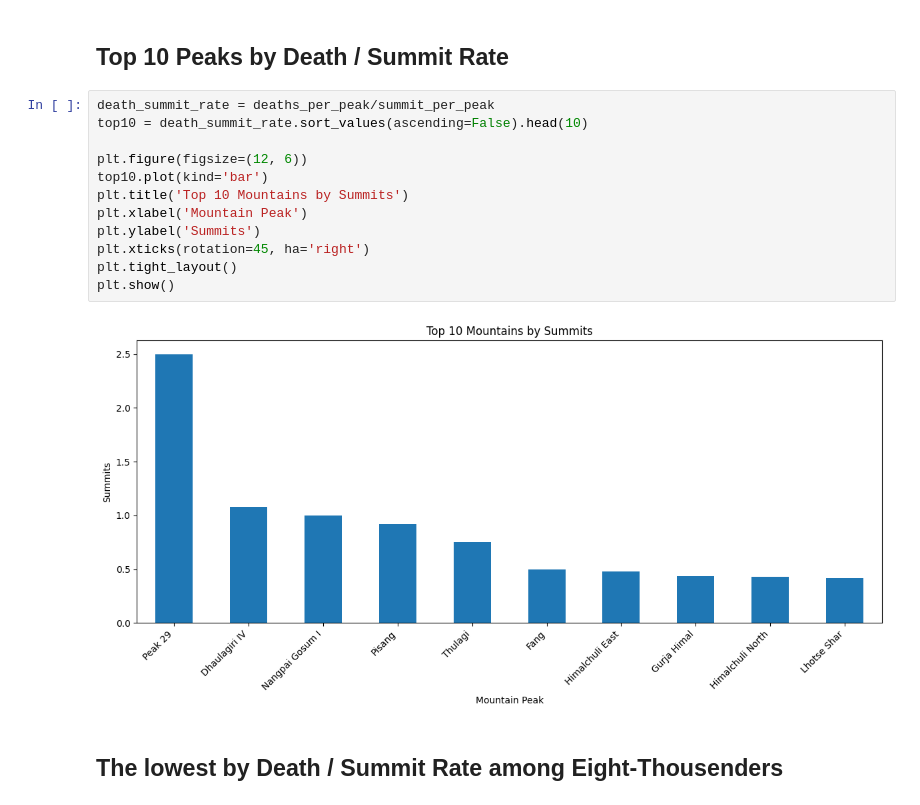
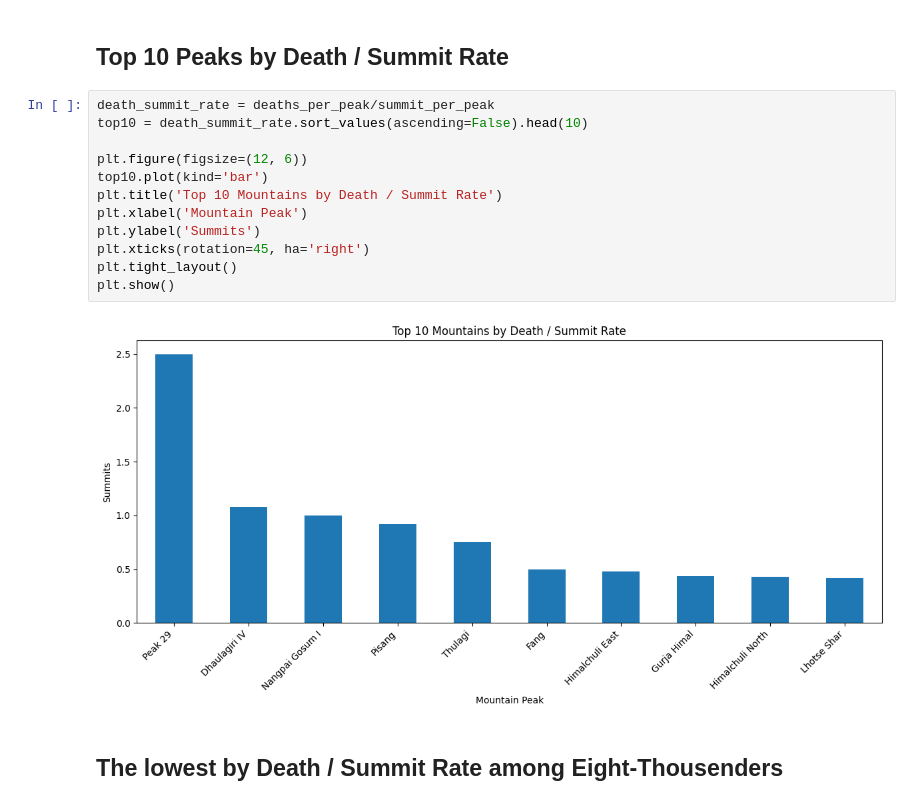
Before and after one commit to DmytroRi/himalayan_expeditions, a Jupyter notebook: HimalayaInsights.ipynb, the cells around one changed output. Saved outputs shown, nothing was run; the diff lists cells and outputs as text.

```diff
--- a/HimalayaInsights.ipynb
+++ b/HimalayaInsights.ipynb
@@ -276,17 +276,17 @@ plt.show()
 # %%
 death_summit_rate = deaths_per_peak/summit_per_peak
 top10 = death_summit_rate.sort_values(ascending=False).head(10)
 
 plt.figure(figsize=(12, 6))
 top10.plot(kind='bar')
-plt.title('Top 10 Mountains by Summits')
+plt.title('Top 10 Mountains by Death / Summit Rate')
 plt.xlabel('Mountain Peak')
 plt.ylabel('Summits')
 plt.xticks(rotation=45, ha='right')
 plt.tight_layout()
 plt.show()
 # %% [output]
-[figure, old version]
+[figure, new version]
 # %% [markdown]
 ## The lowest by Death / Summit Rate among Eight-Thousenders
 # %%
```
Also changed, not shown: parts of 2 cells of this notebook.
